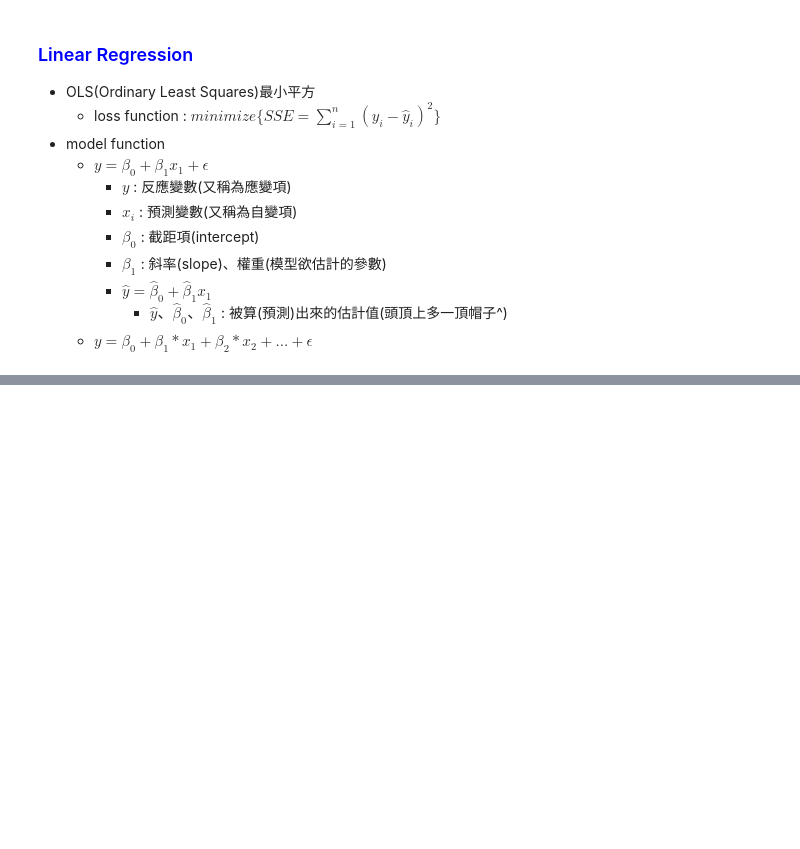
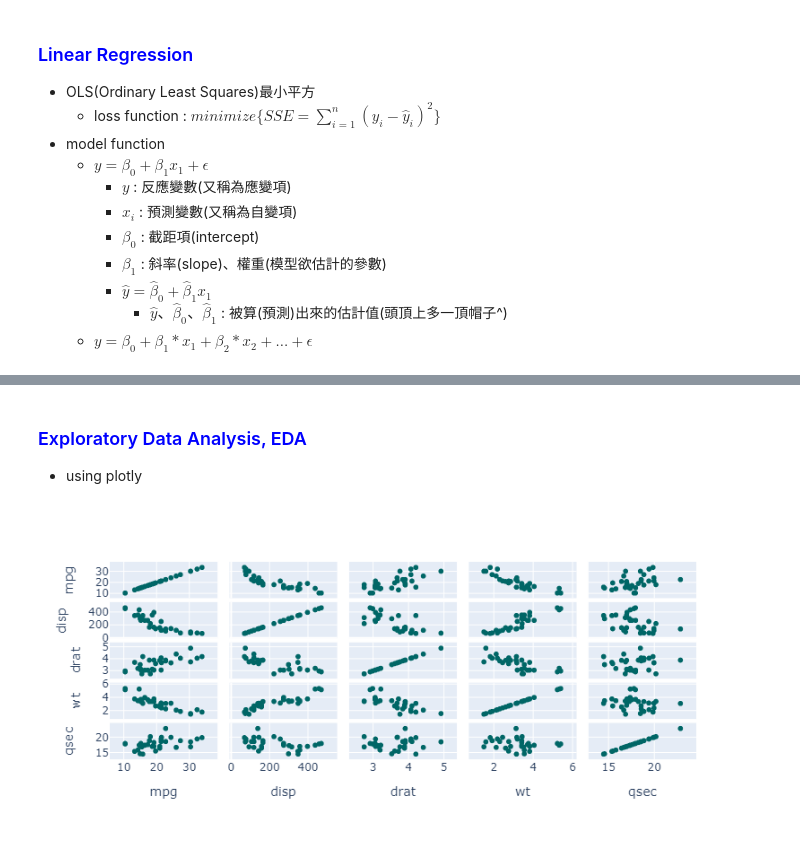
Before and after one commit to yiyi0411/Machine-Learning, a Jupyter notebook: Linear Regression.ipynb, the cells around one changed output, grey strips where cells are left out. Saved outputs shown, nothing was run; the diff lists cells and outputs as text; code cells hidden in the pictures; blank space fills up the shorter version.

```diff
--- a/Linear Regression.ipynb
+++ b/Linear Regression.ipynb
@@ -87,0 +302,15 @@ dtype: int64
+# %% [markdown]
+### <font color=#0000FF>Exploratory Data Analysis, EDA</font>
+- using plotly
+# %%
+#
+flot_col = []
+for i in mtcars.columns:
+    if(mtcars[i].dtype == "float64"):
+        flot_col.append(i)
+
+fig = px.scatter_matrix(mtcars, dimensions=list(flot_col))
+fig.update_traces(marker=dict(color='#006666')) #change scatter color
+fig.show()
+# %% [output]
+[figure, added]
```
Also changed, not shown: parts of 27 cells of this notebook.
